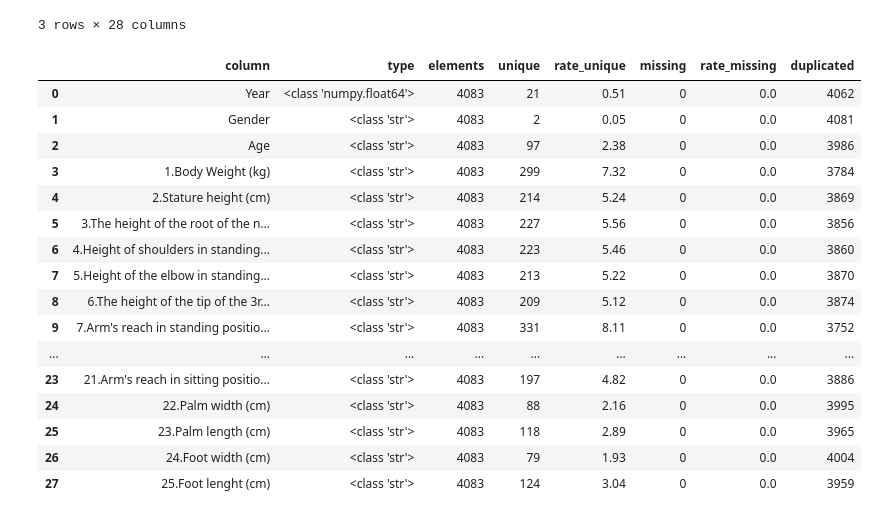
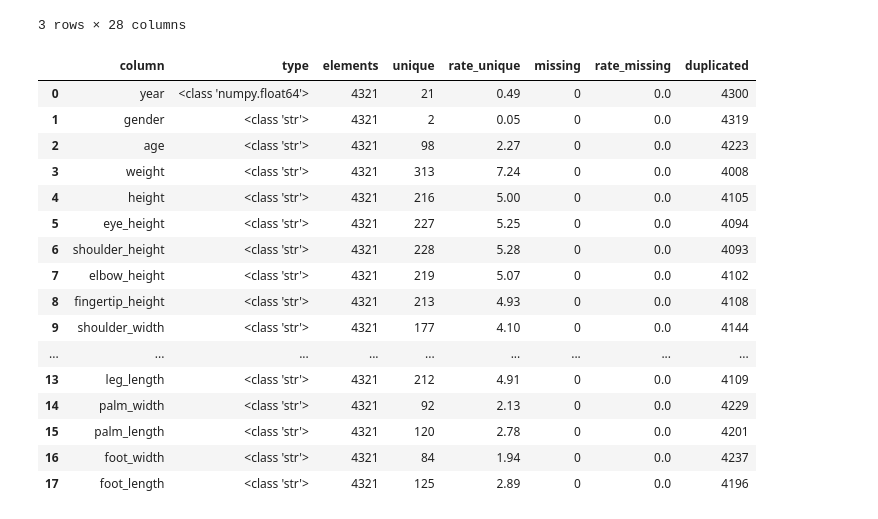
Before and after one commit to anava122002/practica-final-vazquez-arrevola-ana, a Jupyter notebook: src/test.ipynb, the cells around one changed output. Saved outputs shown, nothing was run; the diff lists cells and outputs as text; code cells hidden in the pictures.

```diff
--- a/src/test.ipynb
+++ b/src/test.ipynb
@@ -59,22 +59,41 @@ def change_type(data: pd.DataFrame, change_dict: dict) -> pd.DataFrame:
 
     return data
 # %%
-columns = ['Year', 'Gender']
+df_red = drop_columns(df, ['Year', 'Gender', 'Age', '1.Body Weight (kg)', '2.Stature height (cm)',
+                           '3.The height of the root of the nose in standing (cm)', '4.Height of shoulders in standing position (cm)',
+                           '5.Height of the elbow in standing position (cm)', '6.The height of the tip of the 3rd finger in standing position (cm)',
+                           '8.The width of the shoulders (cm)', "10.Arm's reach in standing position (cm)", '16.Knee height in sitting position (cm)',
+                           '18.The length of the forearm and hand at the elbow bend  (cm)', '20.Leg length when sitting forward (cm)',
+                           '22.Palm width (cm)', '23.Palm length (cm)', '24.Foot width (cm)', '25.Foot lenght (cm)'])
+
+df_red = drop_nulls(df_red)
+
+df_red.columns = ['year', 'gender', 'age', 'weight', 'height', 'eye_height', 'shoulder_height', 'elbow_height', 'fingertip_height', 'shoulder_width', 'arms_reach', 'knee_height', 'fingertip_to_elbow_length', 'leg_length', 'palm_width', 'palm_length', 'foot_width', 'foot_length']
+
+check_quality(df_red)
+
+change_dict = {}
+for column in df_red.columns:
+    if column != 'gender':
+        change_dict[column] = 'float'
+    else:
+        change_dict[column] = 'str'
+change_type
 # %% [output]
 |  | column | type | elements | unique | rate_unique | missing | rate_missing | duplicated |
-| 0 | Year | <class 'numpy.float64'> | 4083 | 21 | 0.51 | 0 | 0.0 | 4062 |
-| 1 | Gender | <class 'str'> | 4083 | 2 | 0.05 | 0 | 0.0 | 4081 |
-| 2 | Age | <class 'str'> | 4083 | 97 | 2.38 | 0 | 0.0 | 3986 |
-| 3 | 1.Body Weight (kg) | <class 'str'> | 4083 | 299 | 7.32 | 0 | 0.0 | 3784 |
-| 4 | 2.Stature height (cm) | <class 'str'> | 4083 | 214 | 5.24 | 0 | 0.0 | 3869 |
-| 5 | 3.The height of the root of the n... | <class 'str'> | 4083 | 227 | 5.56 | 0 | 0.0 | 3856 |
-| 6 | 4.Height of shoulders in standing... | <class 'str'> | 4083 | 223 | 5.46 | 0 | 0.0 | 3860 |
-| 7 | 5.Height of the elbow in standing... | <class 'str'> | 4083 | 213 | 5.22 | 0 | 0.0 | 3870 |
-| 8 | 6.The height of the tip of the 3r... | <class 'str'> | 4083 | 209 | 5.12 | 0 | 0.0 | 3874 |
-| 9 | 7.Arm's reach in standing positio... | <class 'str'> | 4083 | 331 | 8.11 | 0 | 0.0 | 3752 |
+| 0 | year | <class 'numpy.float64'> | 4321 | 21 | 0.49 | 0 | 0.0 | 4300 |
+| 1 | gender | <class 'str'> | 4321 | 2 | 0.05 | 0 | 0.0 | 4319 |
+| 2 | age | <class 'str'> | 4321 | 98 | 2.27 | 0 | 0.0 | 4223 |
+| 3 | weight | <class 'str'> | 4321 | 313 | 7.24 | 0 | 0.0 | 4008 |
+| 4 | height | <class 'str'> | 4321 | 216 | 5.00 | 0 | 0.0 | 4105 |
+| 5 | eye_height | <class 'str'> | 4321 | 227 | 5.25 | 0 | 0.0 | 4094 |
+| 6 | shoulder_height | <class 'str'> | 4321 | 228 | 5.28 | 0 | 0.0 | 4093 |
+| 7 | elbow_height | <class 'str'> | 4321 | 219 | 5.07 | 0 | 0.0 | 4102 |
+| 8 | fingertip_height | <class 'str'> | 4321 | 213 | 4.93 | 0 | 0.0 | 4108 |
+| 9 | shoulder_width | <class 'str'> | 4321 | 177 | 4.10 | 0 | 0.0 | 4144 |
 | ... | ... | ... | ... | ... | ... | ... | ... | ... |
-| 23 | 21.Arm's reach in sitting positio... | <class 'str'> | 4083 | 197 | 4.82 | 0 | 0.0 | 3886 |
-| 24 | 22.Palm width (cm) | <class 'str'> | 4083 | 88 | 2.16 | 0 | 0.0 | 3995 |
-| 25 | 23.Palm length (cm) | <class 'str'> | 4083 | 118 | 2.89 | 0 | 0.0 | 3965 |
-| 26 | 24.Foot width (cm) | <class 'str'> | 4083 | 79 | 1.93 | 0 | 0.0 | 4004 |
-| 27 | 25.Foot lenght (cm) | <class 'str'> | 4083 | 124 | 3.04 | 0 | 0.0 | 3959 |
+| 13 | leg_length | <class 'str'> | 4321 | 212 | 4.91 | 0 | 0.0 | 4109 |
+| 14 | palm_width | <class 'str'> | 4321 | 92 | 2.13 | 0 | 0.0 | 4229 |
+| 15 | palm_length | <class 'str'> | 4321 | 120 | 2.78 | 0 | 0.0 | 4201 |
+| 16 | foot_width | <class 'str'> | 4321 | 84 | 1.94 | 0 | 0.0 | 4237 |
+| 17 | foot_length | <class 'str'> | 4321 | 125 | 2.89 | 0 | 0.0 | 4196 |
```
Also changed, not shown: parts of 1 cell of this notebook, 1 other file.
